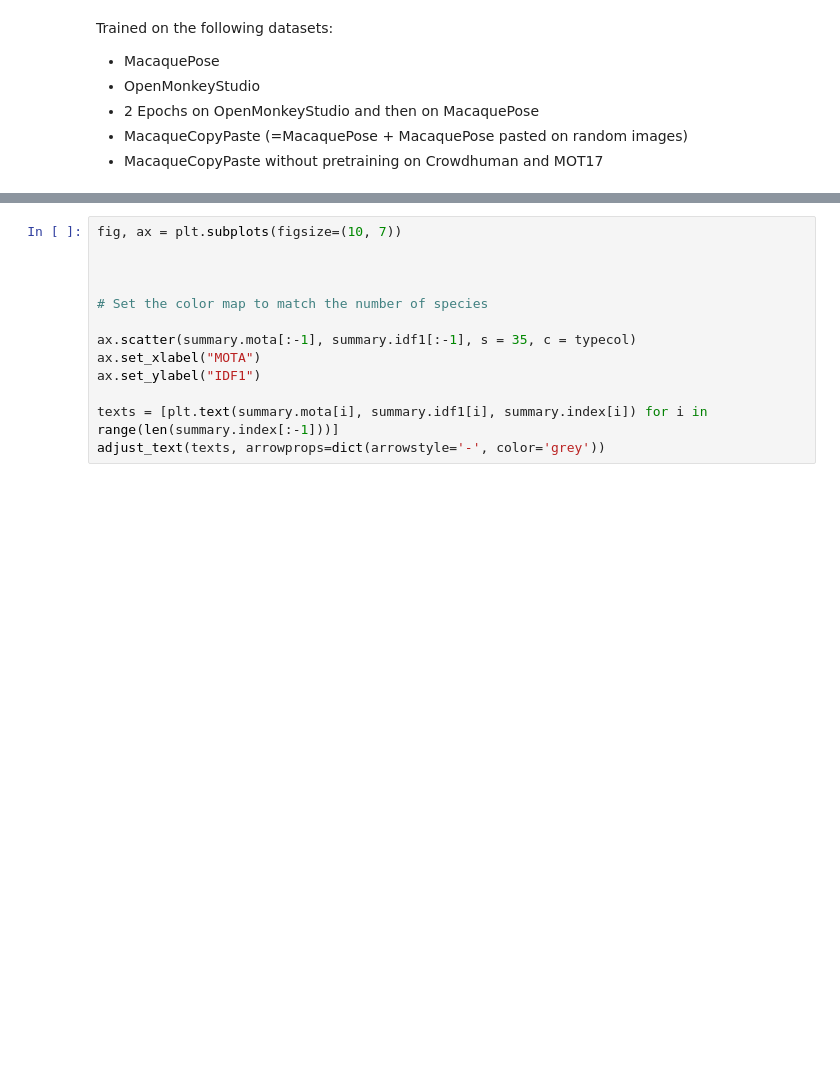
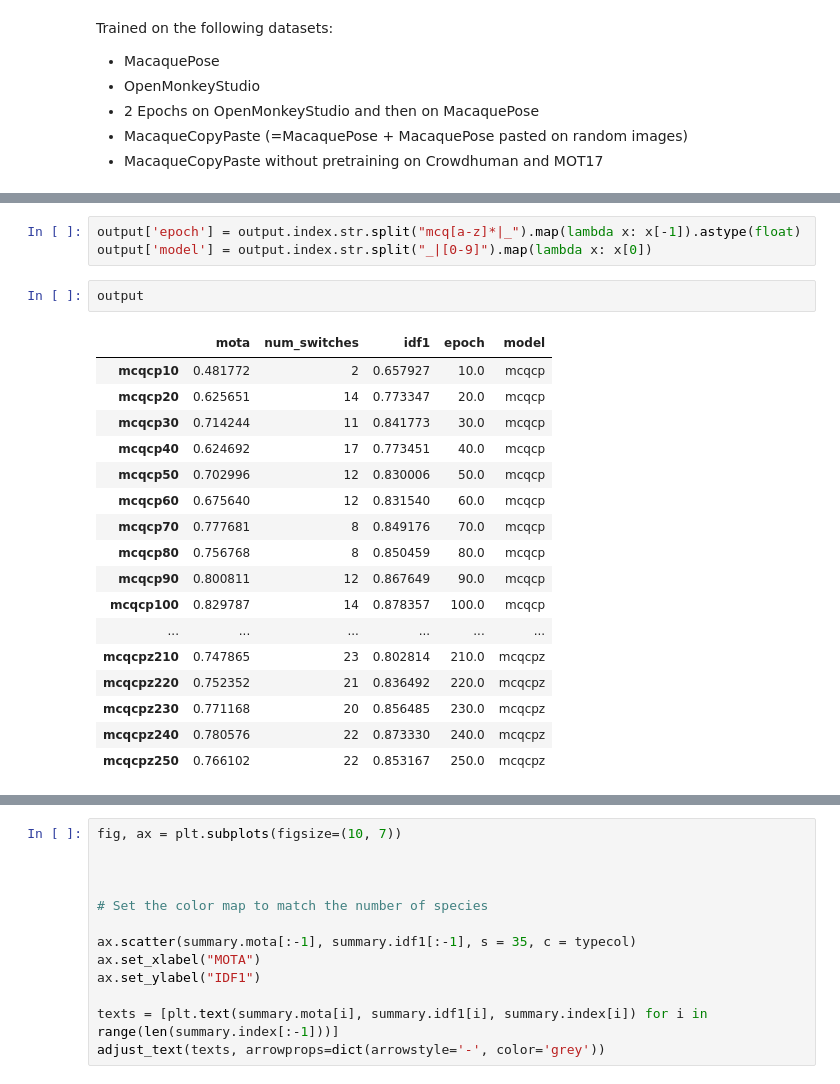
Before and after one commit to ecker-lab/PriMAT-tracking, a Jupyter notebook: own_ideas/evaluation.ipynb, the cells around one changed output, grey strips where cells are left out. Cells and saved outputs as stored; diff of their text form; blank space fills up the shorter version.

```diff
--- a/own_ideas/evaluation.ipynb
+++ b/own_ideas/evaluation.ipynb
@@ -256,0 +236,23 @@ accs[0]
+# %%
+output['epoch'] = output.index.str.split("mcq[a-z]*|_").map(lambda x: x[-1]).astype(float)
+output['model'] = output.index.str.split("_|[0-9]").map(lambda x: x[0])
+# %%
+output
+# %% [output]
+|  | mota | num_switches | idf1 | epoch | model |
+| mcqcp10 | 0.481772 | 2 | 0.657927 | 10.0 | mcqcp |
+| mcqcp20 | 0.625651 | 14 | 0.773347 | 20.0 | mcqcp |
+| mcqcp30 | 0.714244 | 11 | 0.841773 | 30.0 | mcqcp |
+| mcqcp40 | 0.624692 | 17 | 0.773451 | 40.0 | mcqcp |
+| mcqcp50 | 0.702996 | 12 | 0.830006 | 50.0 | mcqcp |
+| mcqcp60 | 0.675640 | 12 | 0.831540 | 60.0 | mcqcp |
+| mcqcp70 | 0.777681 | 8 | 0.849176 | 70.0 | mcqcp |
+| mcqcp80 | 0.756768 | 8 | 0.850459 | 80.0 | mcqcp |
+| mcqcp90 | 0.800811 | 12 | 0.867649 | 90.0 | mcqcp |
+| mcqcp100 | 0.829787 | 14 | 0.878357 | 100.0 | mcqcp |
+| ... | ... | ... | ... | ... | ... |
+| mcqcpz210 | 0.747865 | 23 | 0.802814 | 210.0 | mcqcpz |
+| mcqcpz220 | 0.752352 | 21 | 0.836492 | 220.0 | mcqcpz |
+| mcqcpz230 | 0.771168 | 20 | 0.856485 | 230.0 | mcqcpz |
+| mcqcpz240 | 0.780576 | 22 | 0.873330 | 240.0 | mcqcpz |
+| mcqcpz250 | 0.766102 | 22 | 0.853167 | 250.0 | mcqcpz |
```
Also changed, not shown: parts of 14 cells of this notebook, 35 other files.
